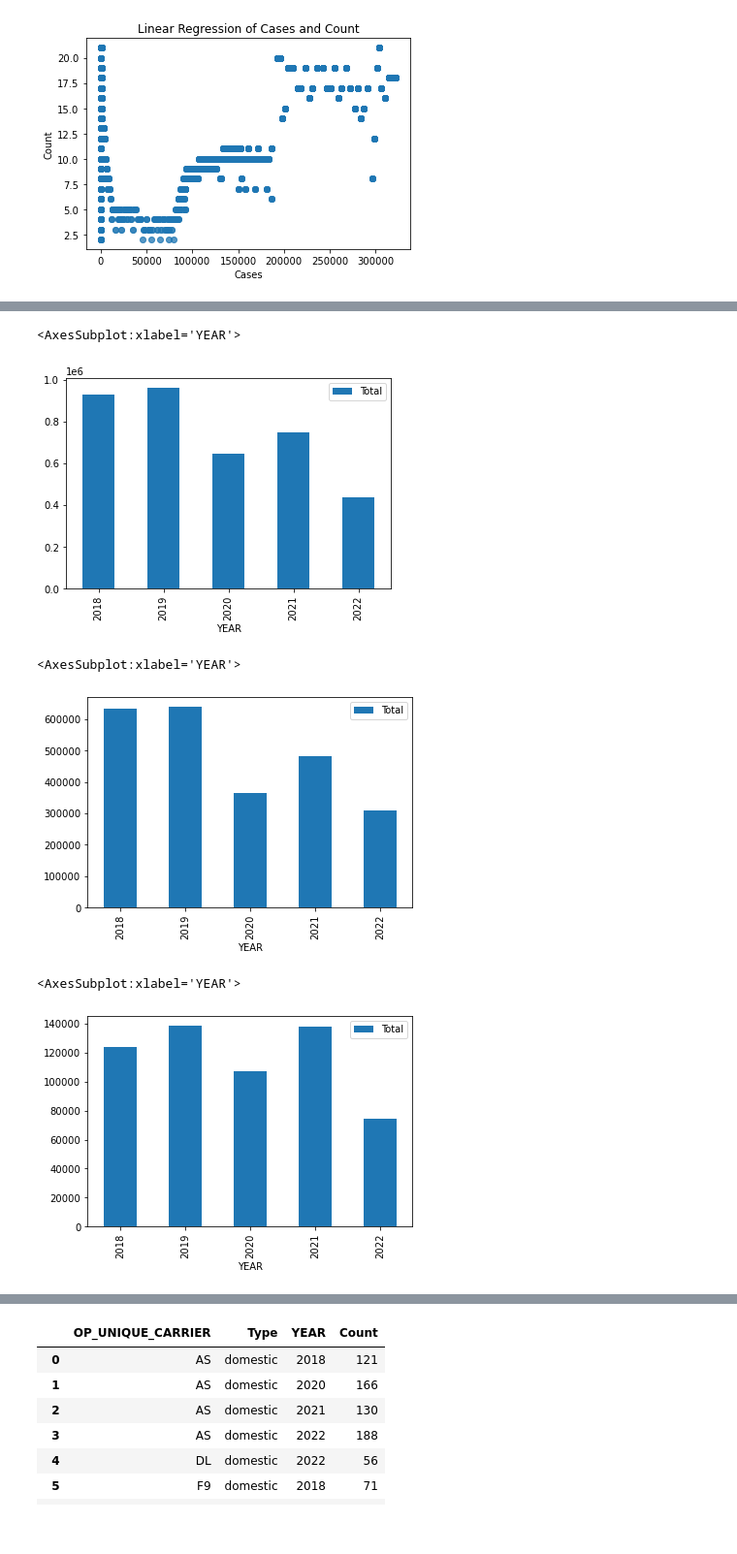
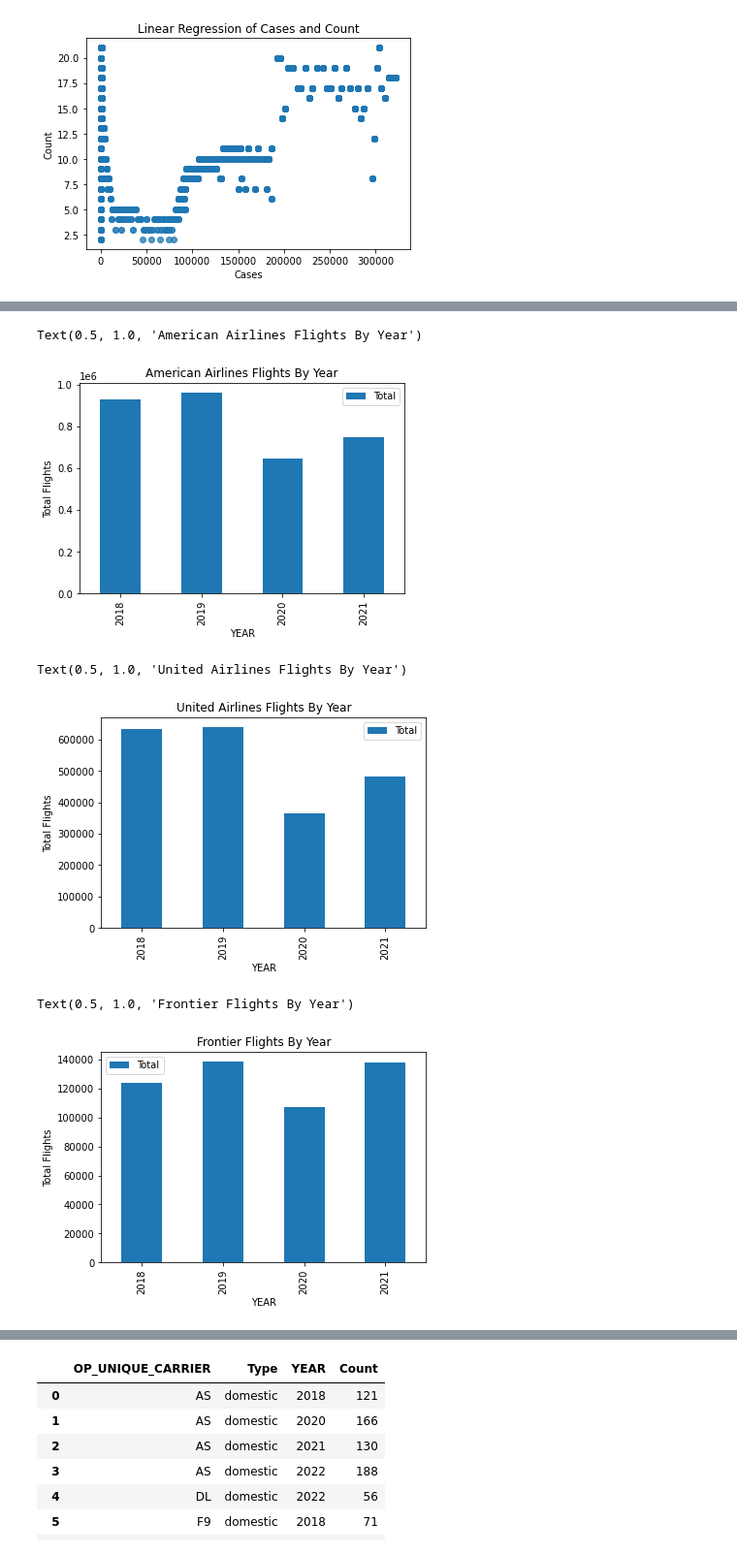
Before and after one commit to f4seth/econ695, a Jupyter notebook: project.ipynb, the cells around one changed output, grey strips where cells are left out. Shown: that part at 97% size. Drawn from its saved outputs; the diff is of its cells as text; code cells hidden in the pictures; blank space fills up the shorter version.

```diff
--- a/project.ipynb
+++ b/project.ipynb
@@ -416,20 +440,25 @@ counts_wn.plot(x='YEAR', y='Total', kind='bar')
 # %%
 # American
-#
-counts_aa.plot(x='YEAR', y='Total', kind='bar')
+counts_aa.drop(4).plot(x='YEAR', y='Total', kind='bar')
+plt.ylabel("Total Flights")
+plt.title("American Airlines Flights By Year")
 # %% [output]
-<AxesSubplot:xlabel='YEAR'>
+Text(0.5, 1.0, 'American Airlines Flights By Year')
-[figure, old version]
+[figure, new version]
 # %%
-# United
-counts_ua.plot(x='YEAR', y='Total', kind='bar')
+# United Airlines flight by
+counts_ua.drop(4).plot(x='YEAR', y='Total', kind='bar')
+plt.ylabel("Total Flights")
+plt.title("United Airlines Flights By Year")
 # %% [output]
-<AxesSubplot:xlabel='YEAR'>
+Text(0.5, 1.0, 'United Airlines Flights By Year')
-[figure, old version]
+[figure, new version]
 # %%
-# United
-counts_f9.plot(x='YEAR', y='Total', kind='bar')
+# Frontier
+counts_f9.drop(4).plot(x='YEAR', y='Total', kind='bar')
+plt.ylabel("Total Flights")
+plt.title("Frontier Flights By Year")
 # %% [output]
-<AxesSubplot:xlabel='YEAR'>
+Text(0.5, 1.0, 'Frontier Flights By Year')
-[figure, old version]
+[figure, new version]
 # %%
```
Also changed, not shown: parts of 13 cells of this notebook.
